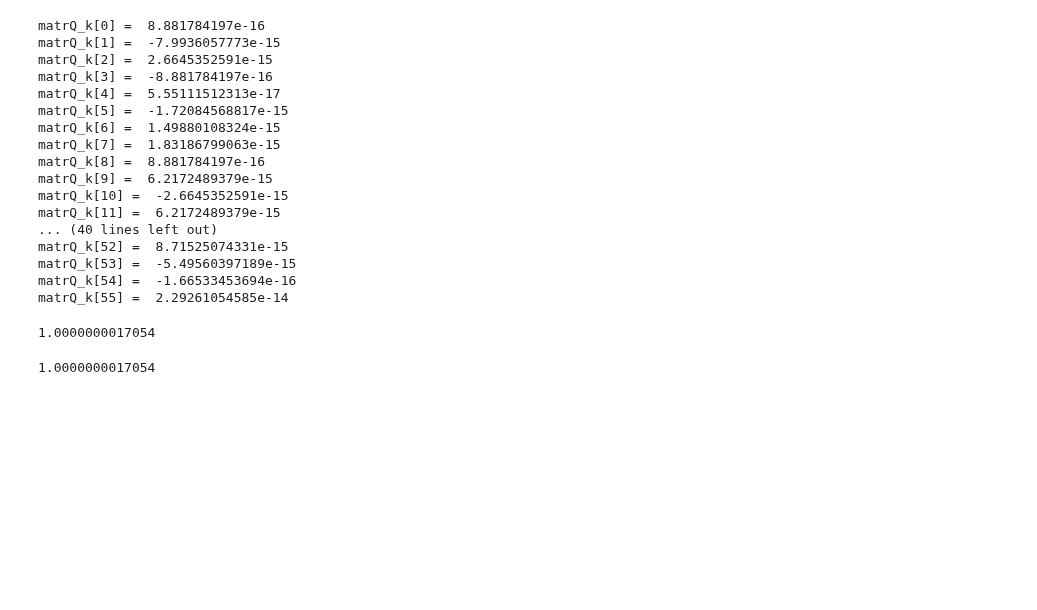
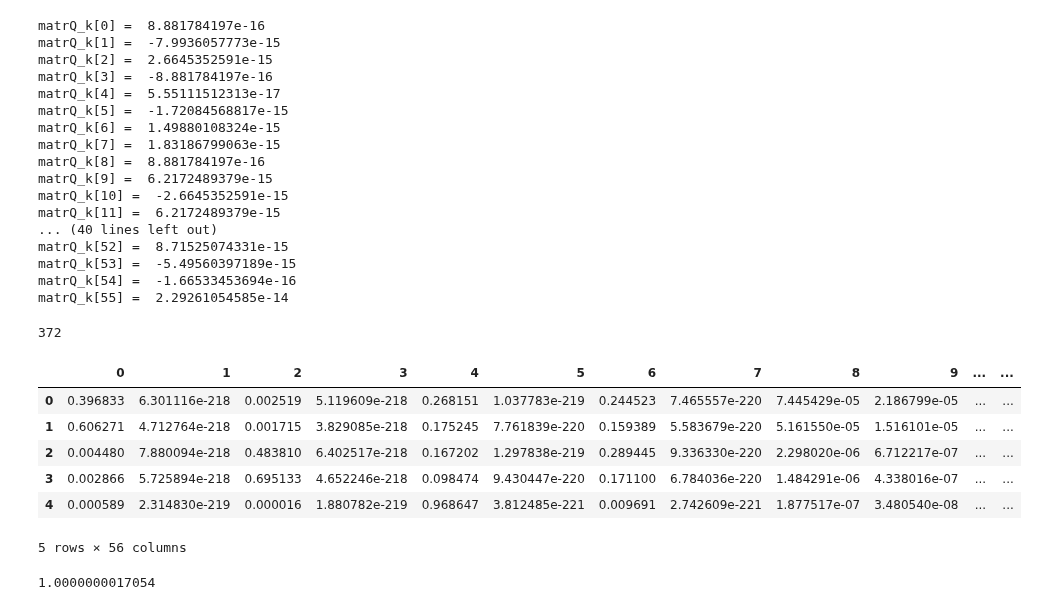
Before and after one commit to pishchynski/coursework3, a Jupyter notebook: notebook_cold.ipynb, the cells around one changed output. Drawn from its saved outputs; the diff is of its cells as text; code cells hidden in the pictures; blank space fills up the shorter version.

```diff
--- a/notebook_cold.ipynb
+++ b/notebook_cold.ipynb
@@ -432,30 +425,36 @@ matrQ_k[55] =  2.29261054585e-14
 # %%
 # Поиск матрицы G
 
 matrQ_1_neg_inv = np.linalg.inv(-matrQ_k[1])
 
 
 def calc_G(matrG_prev):
     temp_sum = copy.deepcopy(matrQ_k[0])
     for k in range(2, n + 2):
         temp_sum += np.dot(matrQ_k[k], np.linalg.matrix_power(matrG_prev, k))
     matrG_new = np.dot(matrQ_1_neg_inv, temp_sum)
     return matrG_new
 
 matrG_old = np.eye(matrQ_k[1].shape[0])
 matrG = calc_G(matrG_old)
 
 
 i = 1
 while la.norm(matrG - matrG_old, ord=np.inf) >= eps_G:
     matrG_old = matrG
     matrG = calc_G(matrG_old)
     i += 1
-
-pd.DataFrame(matrG)
-print(la.norm(matrG, ord=np.inf))
+print(i)
+pd.DataFrame(matrG).head()
 # %% [output]
-1.0000000017054
+372
+|  | 0 | 1 | 2 | 3 | 4 | 5 | 6 | 7 | 8 | 9 | ... | ... |
+| 0 | 0.396833 | 6.301116e-218 | 0.002519 | 5.119609e-218 | 0.268151 | 1.037783e-219 | 0.244523 | 7.465557e-220 | 7.445429e-05 | 2.186799e-05 | ... | ... |
+| 1 | 0.606271 | 4.712764e-218 | 0.001715 | 3.829085e-218 | 0.175245 | 7.761839e-220 | 0.159389 | 5.583679e-220 | 5.161550e-05 | 1.516101e-05 | ... | ... |
+| 2 | 0.004480 | 7.880094e-218 | 0.483810 | 6.402517e-218 | 0.167202 | 1.297838e-219 | 0.289445 | 9.336330e-220 | 2.298020e-06 | 6.712217e-07 | ... | ... |
+| 3 | 0.002866 | 5.725894e-218 | 0.695133 | 4.652246e-218 | 0.098474 | 9.430447e-220 | 0.171100 | 6.784036e-220 | 1.484291e-06 | 4.338016e-07 | ... | ... |
+| 4 | 0.000589 | 2.314830e-219 | 0.000016 | 1.880782e-219 | 0.968647 | 3.812485e-221 | 0.009691 | 2.742609e-221 | 1.877517e-07 | 3.480540e-08 | ... | ... |
+5 rows × 56 columns
 # %%
 la.norm(matrG, ord=np.inf)
 # %% [output]
```
Also changed, not shown: parts of 3 cells of this notebook.
